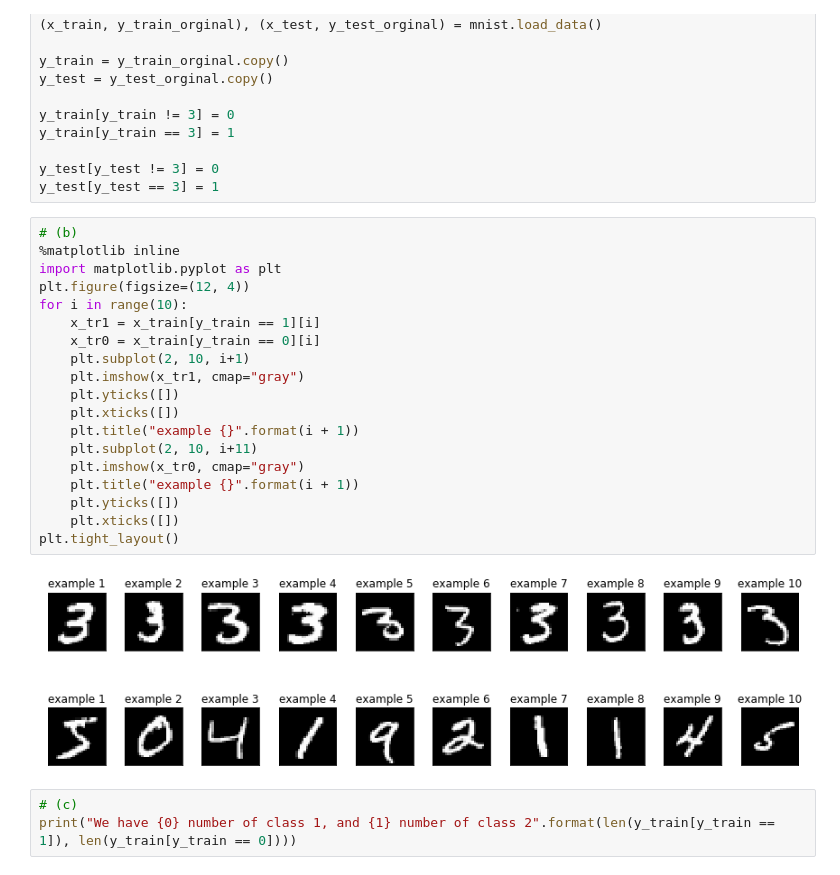
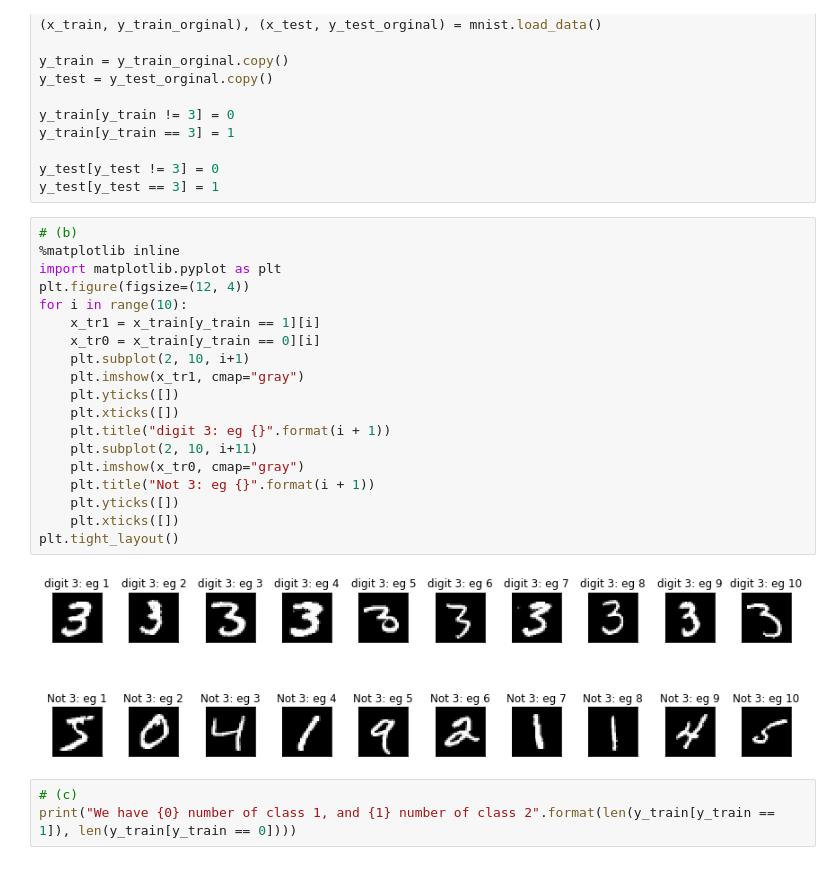
Before and after one commit to chrimiway/machine-learning-course, a Jupyter notebook: Assignment3.ipynb, the cells around one changed output. Saved outputs shown, nothing was run; the diff lists cells and outputs as text.

```diff
--- a/Assignment3.ipynb
+++ b/Assignment3.ipynb
@@ -471,24 +471,24 @@ y_test[y_test == 3] = 1
 # %%
 # (b)
 %matplotlib inline
 import matplotlib.pyplot as plt
 plt.figure(figsize=(12, 4))
 for i in range(10):
     x_tr1 = x_train[y_train == 1][i]
     x_tr0 = x_train[y_train == 0][i]
     plt.subplot(2, 10, i+1)
     plt.imshow(x_tr1, cmap="gray")
     plt.yticks([])
     plt.xticks([])
-    plt.title("example {}".format(i + 1))
+    plt.title("digit 3: eg {}".format(i + 1))
     plt.subplot(2, 10, i+11)
     plt.imshow(x_tr0, cmap="gray")
-    plt.title("example {}".format(i + 1))
+    plt.title("Not 3: eg {}".format(i + 1))
     plt.yticks([])
     plt.xticks([])
 plt.tight_layout()
 # %% [output]
-[figure, old version]
+[figure, new version]
 # %%
 # (c)
 print("We have {0} number of class 1, and {1} number of class 2".format(len(y_train[y_train == 1]), len(y_train[y_train == 0])))
```
Also changed, not shown: parts of 14 cells of this notebook.
